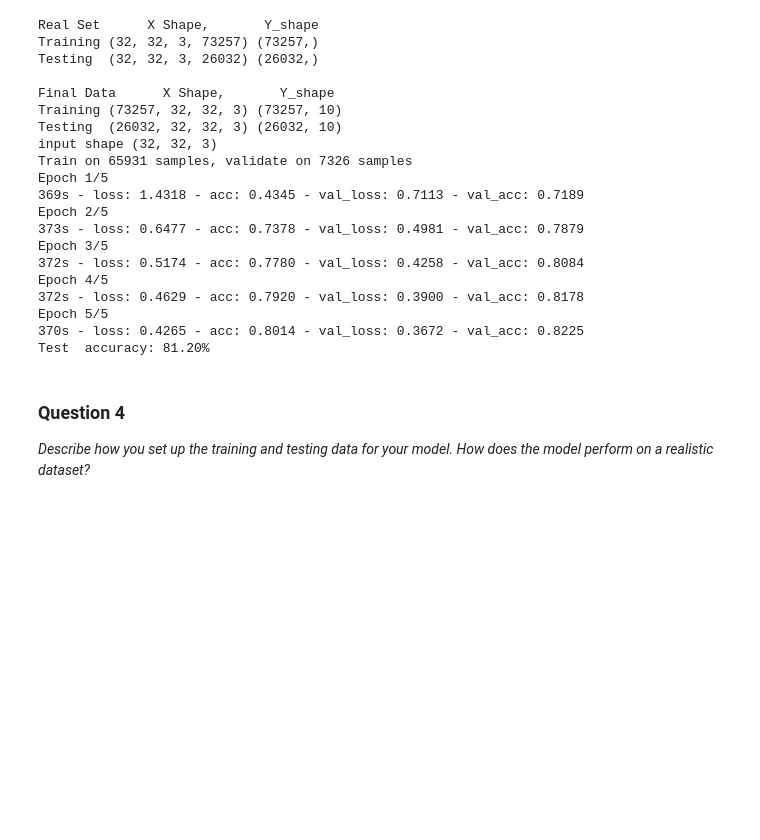
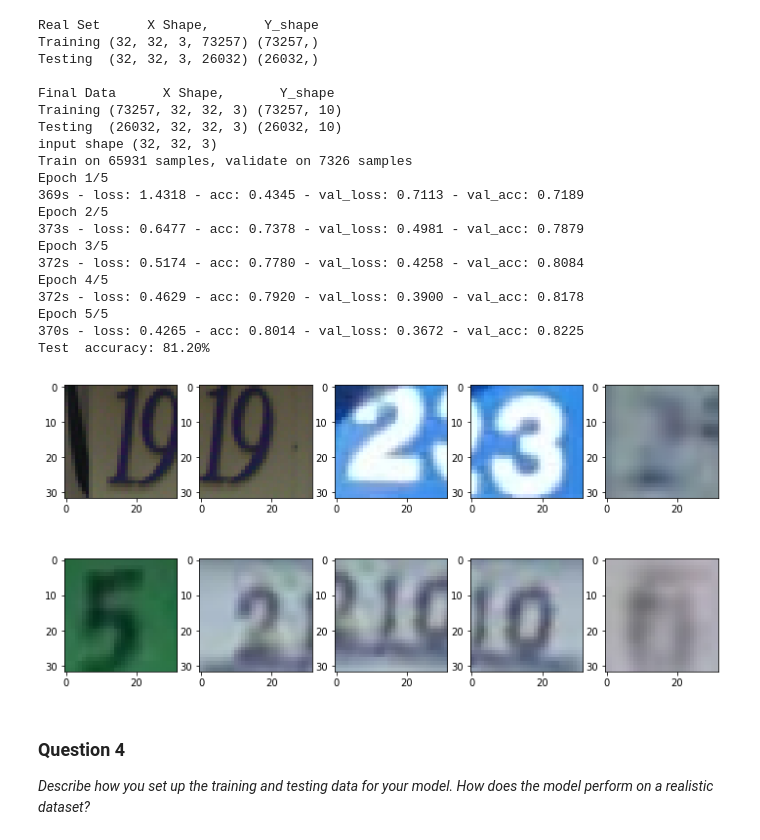
Before and after one commit to dkumar95120/machine_learning_dk, a Jupyter notebook: projects/digit_recognition/digit_recognition.ipynb, the cells around one changed output. Drawn from its saved outputs; the diff is of its cells as text; code cells hidden in the pictures; blank space fills up the shorter version.

```diff
--- a/projects/digit_recognition/digit_recognition.ipynb
+++ b/projects/digit_recognition/digit_recognition.ipynb
@@ -647,6 +699,16 @@ Epoch 4/5
 Epoch 5/5
 370s - loss: 0.4265 - acc: 0.8014 - val_loss: 0.3672 - val_acc: 0.8225
 Test  accuracy: 81.20%
+# %%
+fig = plt.figure(figsize=(12, 6), dpi=72)
+for i in range(5):
+    plt.subplot(2,5,i+1)
+    plt.imshow(X_train[i])
+    plt.subplot(2,5,i+6)
+    plt.imshow(X_test[i])
+plt.show()
+# %% [output]
+[figure, added]
 # %% [markdown]
 ### Question 4
 _Describe how you set up the training and testing data for your model. How does the model perform on a realistic dataset?_
```
Also changed, not shown: parts of 16 cells of this notebook, 3 other files.
